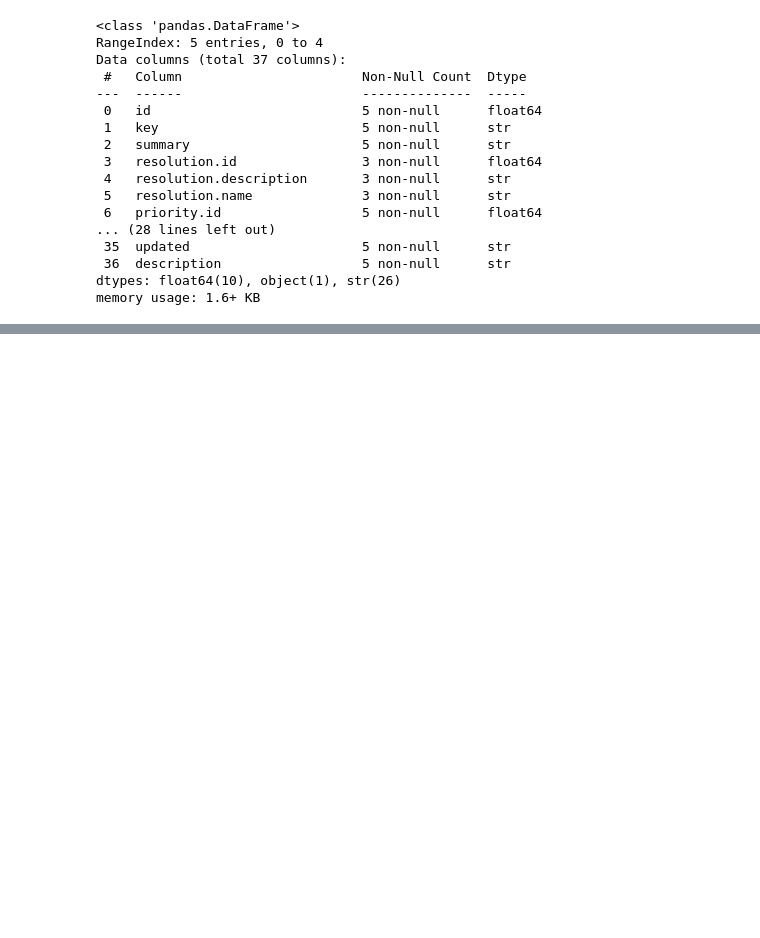
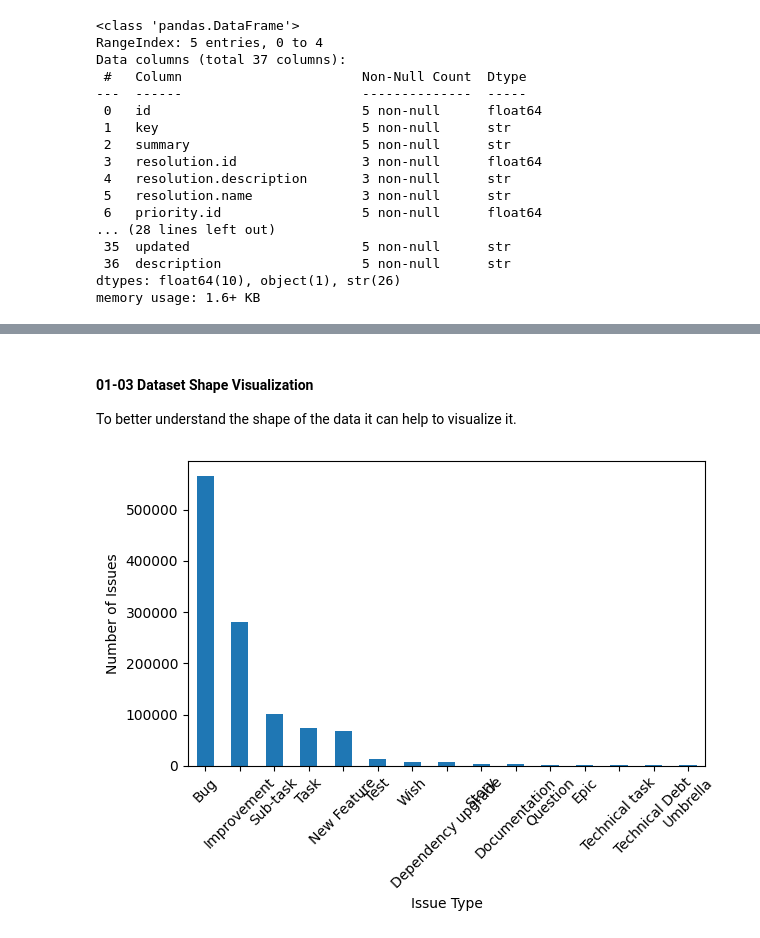
Before and after one commit to OmarElgaafary/Task-Duration-Classifier, a Jupyter notebook: notebooks/01_exploratory_data_analysis.ipynb, the cells around one changed output, grey strips where cells are left out. Drawn from its saved outputs; the diff is of its cells as text; code cells hidden in the pictures; blank space fills up the shorter version.

Commit message:
feat: added-issue-type-freq-plot

```diff
--- a/notebooks/01_exploratory_data_analysis.ipynb
+++ b/notebooks/01_exploratory_data_analysis.ipynb
@@ -134,0 +120,15 @@ print(raw_feature_sample)
+# %% [markdown]
+#### 01-03 Dataset Shape Visualization
+
+To better understand the shape of the data it can help to visualize it.
+# %%
+import matplotlib.pyplot as plt
+
+ticket_df["issuetype.name"].value_counts().head(15).plot(kind="bar")
+plt.xlabel("Issue Type")
+plt.ylabel("Number of Issues")
+plt.xticks(rotation=45)
+plt.tight_layout()
+plt.show()
+# %% [output]
+[figure, added]
```
Also changed, not shown: parts of 6 cells of this notebook.
